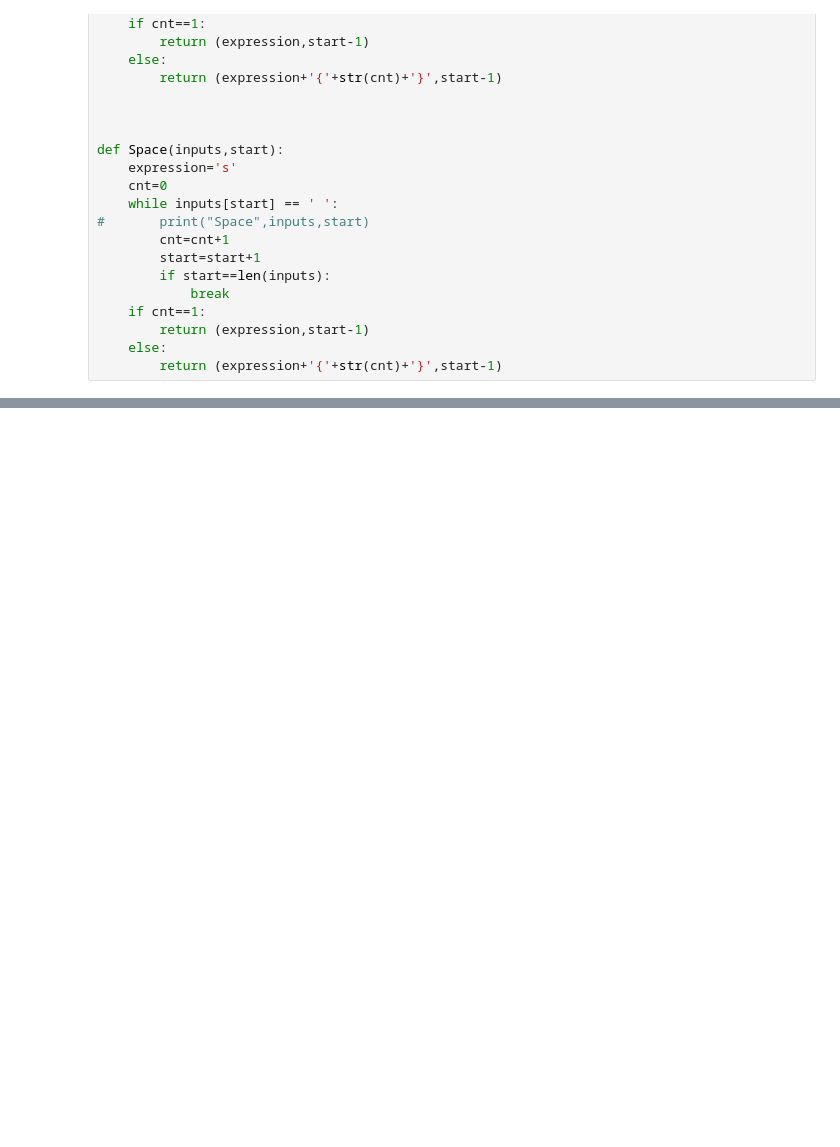
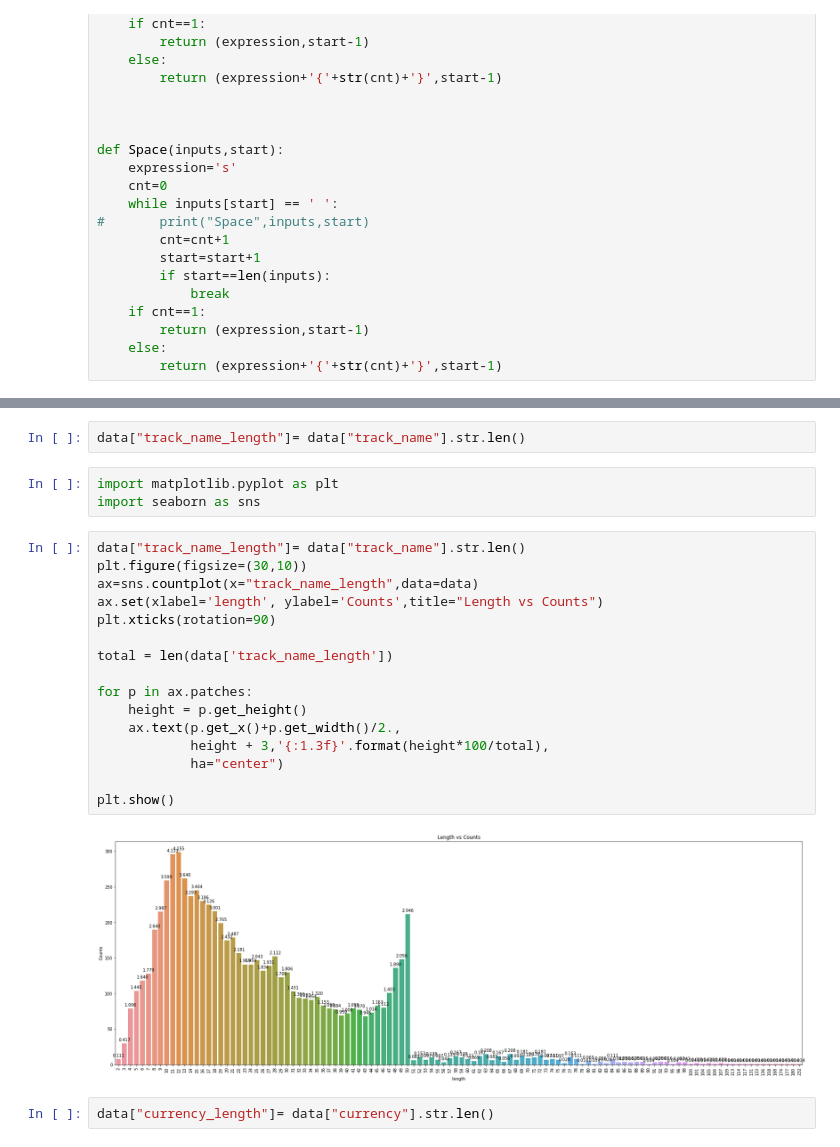
Before and after one commit to kousikimps/springboard, a Jupyter notebook: 5.2-CapstoneSubmission/columnPatternValidation.ipynb, the cells around one changed output, grey strips where cells are left out. Cells and saved outputs as stored; diff of their text form; blank space fills up the shorter version.

```diff
--- a/5.2-CapstoneSubmission/columnPatternValidation.ipynb
+++ b/5.2-CapstoneSubmission/columnPatternValidation.ipynb
@@ -175,0 +208,25 @@ mask_profile(data['currency']).sort_values(by='%',ascending=True).head(10)
+# %%
+data["track_name_length"]= data["track_name"].str.len()
+# %%
+import matplotlib.pyplot as plt
+import seaborn as sns
+# %%
+data["track_name_length"]= data["track_name"].str.len()
+plt.figure(figsize=(30,10))
+ax=sns.countplot(x="track_name_length",data=data)
+ax.set(xlabel='length', ylabel='Counts',title="Length vs Counts")
+plt.xticks(rotation=90)
+
+total = len(data['track_name_length'])
+
+for p in ax.patches:
+    height = p.get_height()
+    ax.text(p.get_x()+p.get_width()/2.,
+            height + 3,'{:1.3f}'.format(height*100/total),
+            ha="center")
+
+plt.show()
+# %% [output]
+[figure, added]
+# %%
+data["currency_length"]= data["currency"].str.len()
```
Also changed, not shown: parts of 17 cells of this notebook, 2 other files.
